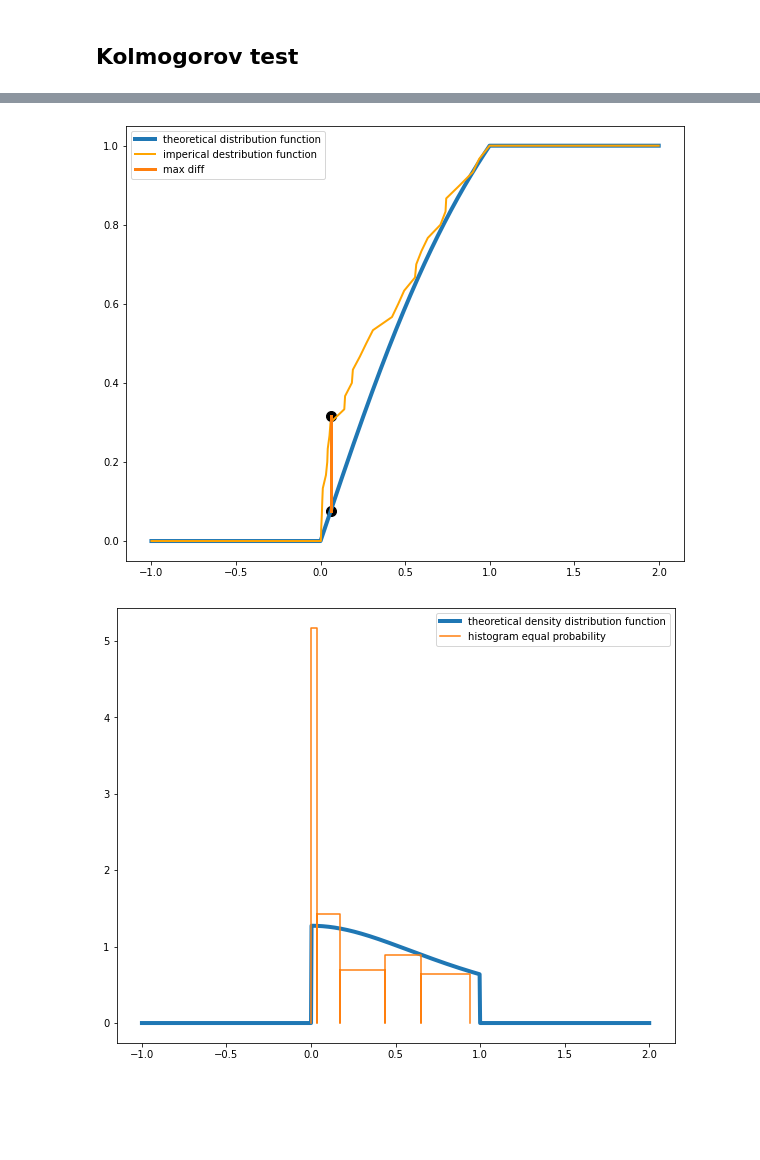
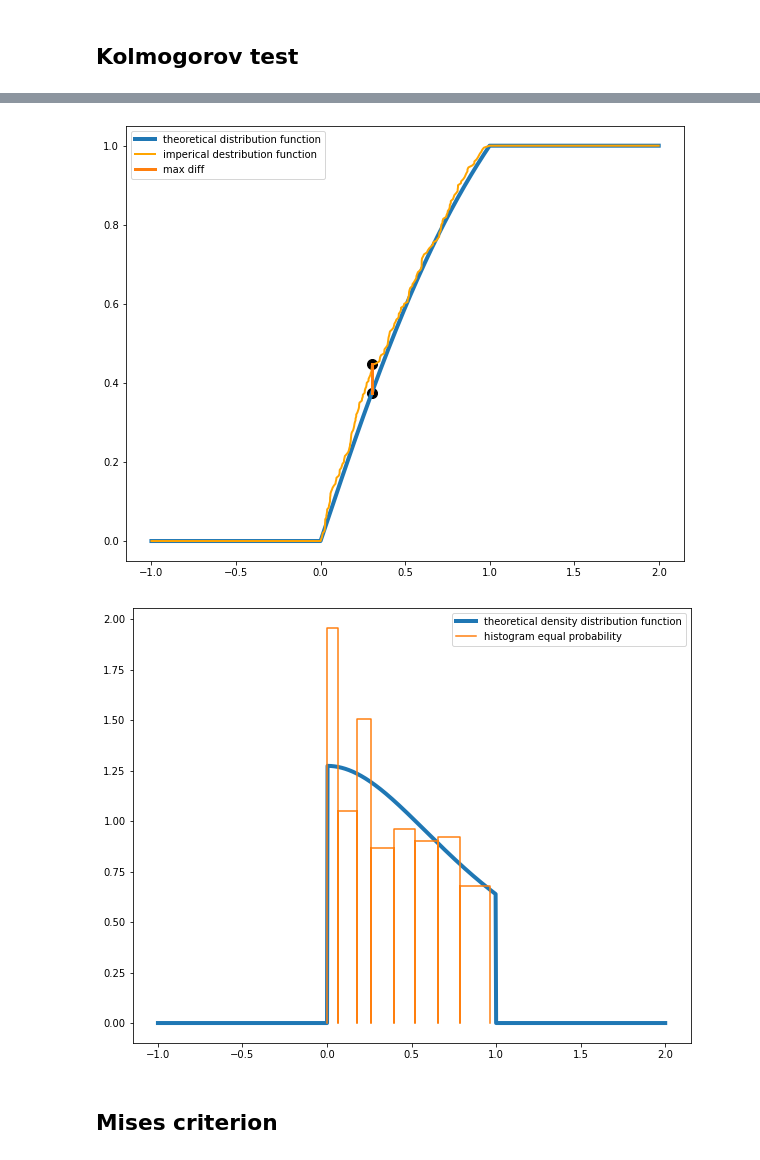
Before and after one commit to kremenevskiy/BSUIR, a Jupyter notebook: Term_4-math-statistics/statistics/labs.ipynb, the cells around one changed output, grey strips where cells are left out. Drawn from its saved outputs; the diff is of its cells as text; code cells hidden in the pictures; blank space fills up the shorter version.

```diff
--- a/Term_4-math-statistics/statistics/labs.ipynb
+++ b/Term_4-math-statistics/statistics/labs.ipynb
@@ -442,5 +442,14 @@ plt.legend();
 # %% [markdown]
 # Lab 3
+# %%
+n_pearson = 200
+n_kolm = 30
+n_mises = 50
+
+samp = make_samples(n_pearson)[1]
+sample_pearson = samp
+sample_kolm = samp
+sample_mises = samp
 # %% [markdown]
 ## Pearson test
 # %%
@@ -572,7 +584,7 @@ def check_kolmogorov_hyp(sample, alpha):
     return max_delta_x
 # %%
 n_kolm = 30
-sample_k = make_samples(n_kolm)[1]
+sample_k = sample_kolm
 
 max_delta_x = check_kolmogorov_hyp(sample_k, 0.5);
 check_kolmogorov_hyp(sample_k, 0.6);
@@ -612,31 +624,33 @@ plt.scatter(max_delta_x[0], F(max_delta_x[0]), s=100, color='black')
 plt.plot([max_delta_x[0], max_delta_x[0]], [max_delta_x[1], F(max_delta_x[0])], linewidth=3, label='max diff')
 plt.legend();
 # %% [output]
-[figure, old version]
+[figure, new version]
 # %%
 hist_k = build_histogram(sample_k, equidistand=False)
 
 
 dots_count = 10**3
 x_dots_dens = np.linspace(a_Y-1, b_Y+1, dots_count)
 y_dots_dens = [f(x) for x in x_dots_dens]
 plt.rcParams["figure.figsize"] = (10, 8)
 plt.plot(x_dots_dens, y_dots_dens, linewidth=4, label='theoretical density distribution function');
 
 
 x_hist_prob, y_hist_prob = get_hist_points(hist_k)
-x_poly_prob, y_poly_prob = get_polygon_points(histogram_p)
+x_poly_prob, y_poly_prob = get_polygon_points(hist_k)
 x_dens_prepared_prob, y_dens_prepared_prob = get_plot_dens_data(x_poly_prob, y_poly_prob)
 x_den_prob, y_den_prob = np.array(x_dens_prepared_prob), np.array(y_dens_prepared_prob)
 x_den_new_prob = np.linspace(x_den_prob.min(), x_den_prob.max(), 200)
 spline_prob = make_interp_spline(x_den_prob, y_den_prob, k=3)
 y_den_smooth_prob = spline_prob(x_den_new_prob)
 # plt.plot(list(x_den_new_prob),list(y_den_smooth_prob), linewidth=3, label = 'imperical smoothed density distribution function')
 
 
 plt.plot(x_hist_prob, y_hist_prob, label='histogram equal probability')
 # plt.plot(x_poly_prob, y_poly_prob, label ='polygon equal probability')
 
 plt.legend();
 # %% [output]
-[figure, old version]
+[figure, new version]
+# %% [markdown]
+## Mises criterion
```
Also changed, not shown: parts of 25 cells of this notebook.
